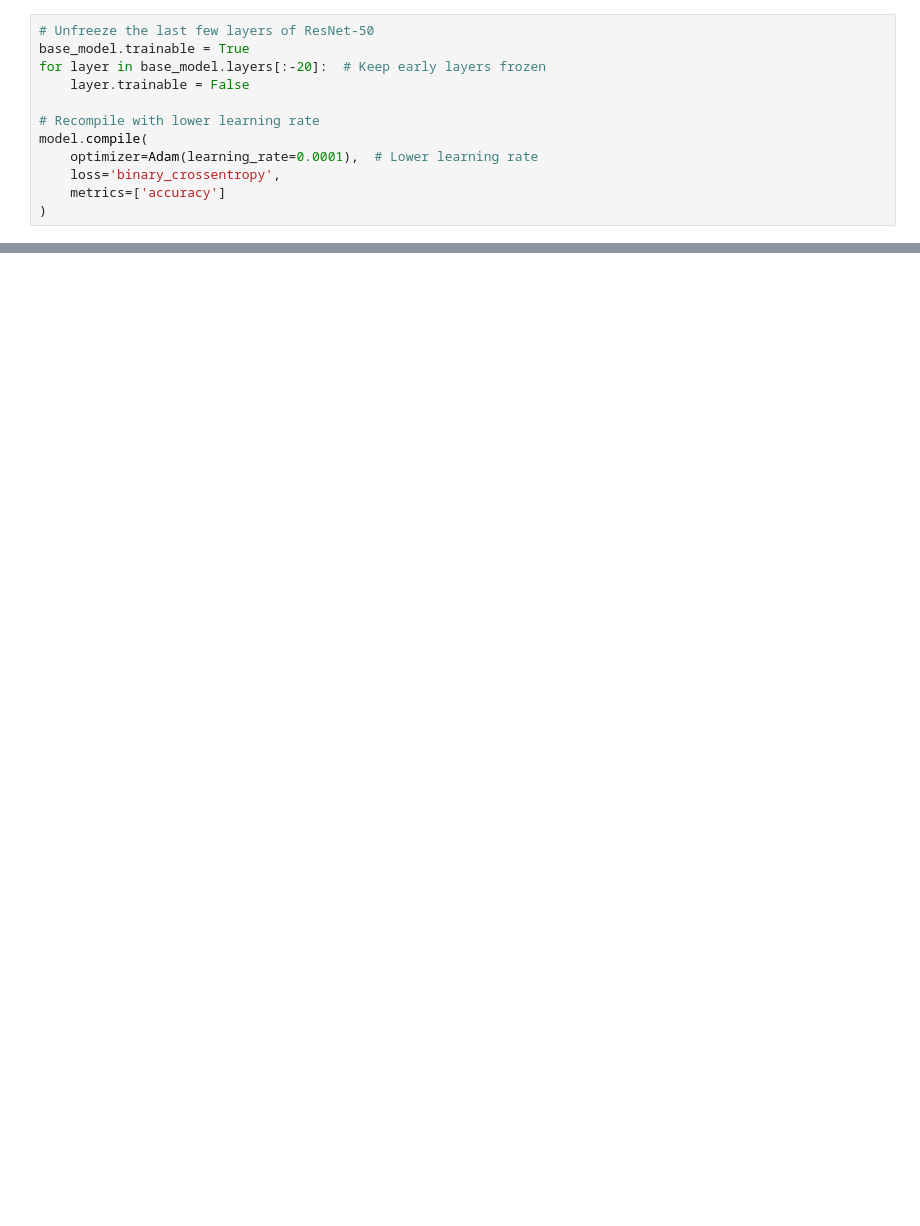
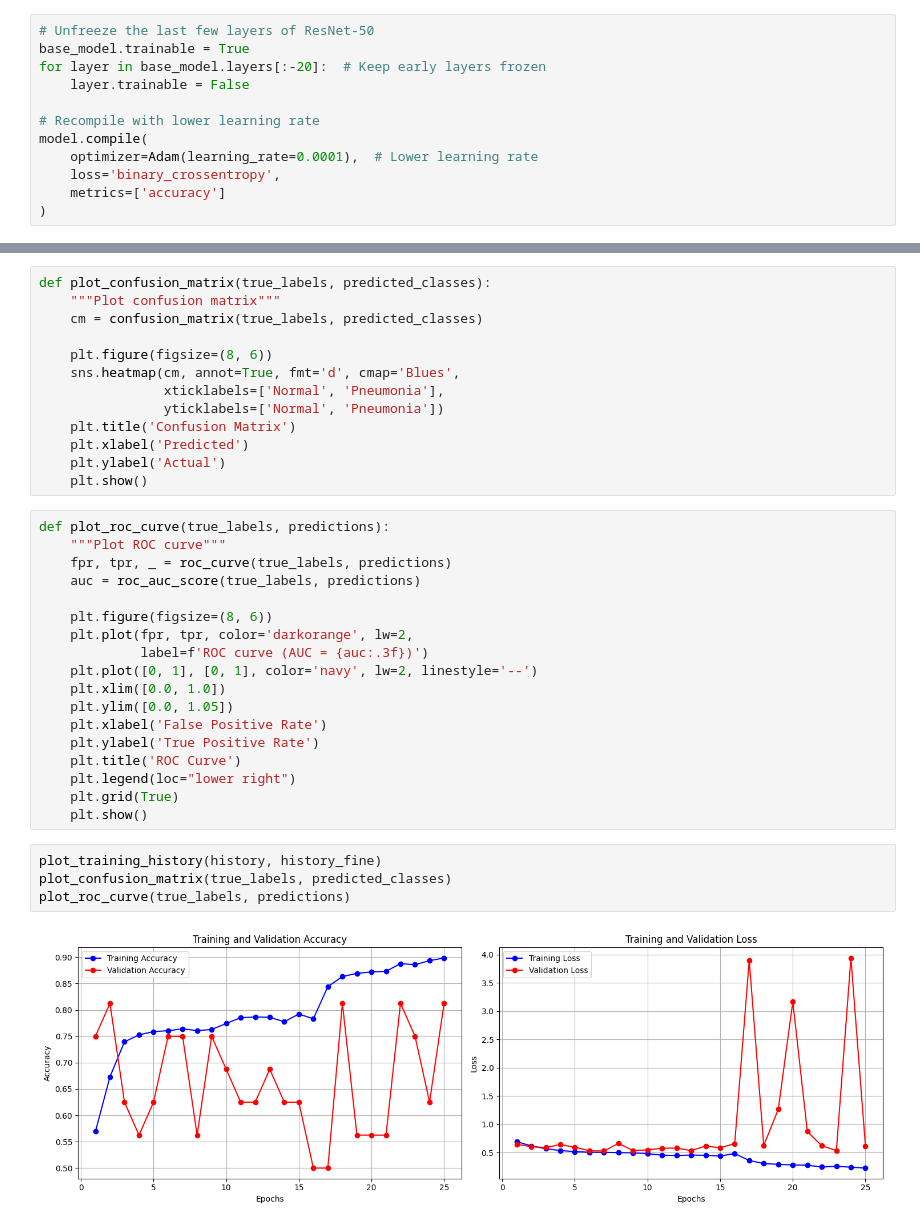
Before and after one commit to samarthnayak04/chest-xray-pneumonia, a Jupyter notebook: deepLearning.ipynb, the cells around one changed output, grey strips where cells are left out. Drawn from its saved outputs; the diff is of its cells as text; blank space fills up the shorter version.

```diff
--- a/deepLearning.ipynb
+++ b/deepLearning.ipynb
@@ -522,0 +522,37 @@ NameError: name 'istory' is not defined
+# %%
+def plot_confusion_matrix(true_labels, predicted_classes):
+    """Plot confusion matrix"""
+    cm = confusion_matrix(true_labels, predicted_classes)
+
+    plt.figure(figsize=(8, 6))
+    sns.heatmap(cm, annot=True, fmt='d', cmap='Blues',
+                xticklabels=['Normal', 'Pneumonia'],
+                yticklabels=['Normal', 'Pneumonia'])
+    plt.title('Confusion Matrix')
+    plt.xlabel('Predicted')
+    plt.ylabel('Actual')
+    plt.show()
+# %%
+def plot_roc_curve(true_labels, predictions):
+    """Plot ROC curve"""
+    fpr, tpr, _ = roc_curve(true_labels, predictions)
+    auc = roc_auc_score(true_labels, predictions)
+
+    plt.figure(figsize=(8, 6))
+    plt.plot(fpr, tpr, color='darkorange', lw=2,
+             label=f'ROC curve (AUC = {auc:.3f})')
+    plt.plot([0, 1], [0, 1], color='navy', lw=2, linestyle='--')
+    plt.xlim([0.0, 1.0])
+    plt.ylim([0.0, 1.05])
+    plt.xlabel('False Positive Rate')
+    plt.ylabel('True Positive Rate')
+    plt.title('ROC Curve')
+    plt.legend(loc="lower right")
+    plt.grid(True)
+    plt.show()
+# %%
+plot_training_history(history, history_fine)
+plot_confusion_matrix(true_labels, predicted_classes)
+plot_roc_curve(true_labels, predictions)
+# %% [output]
+[figure, added]
```
Also changed, not shown: parts of 18 cells of this notebook.
